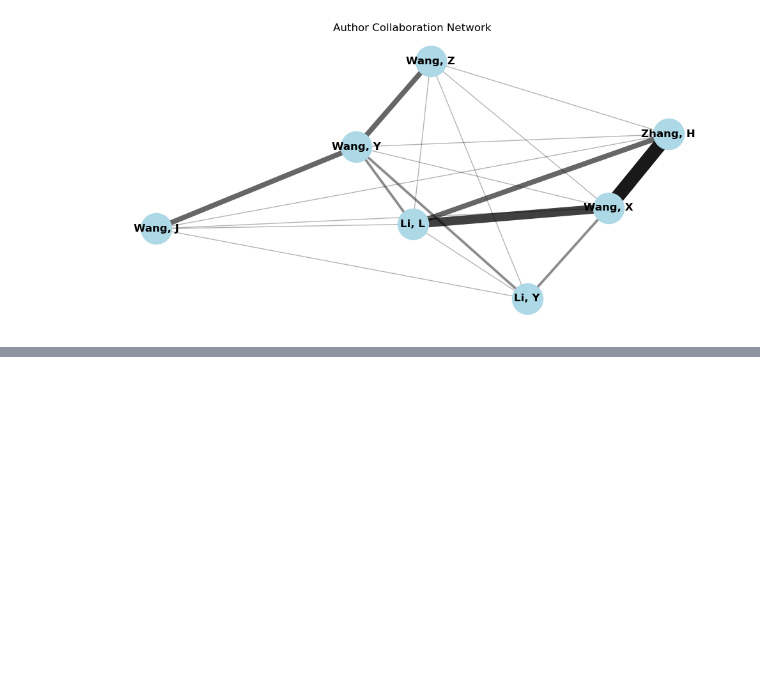
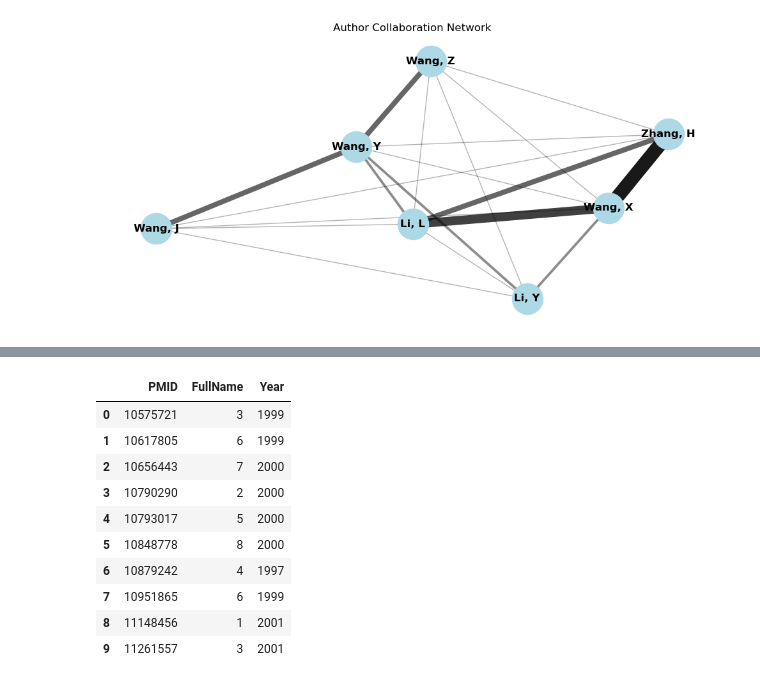
Before and after one commit to LillWawrence/consulting_skills_exam, a Jupyter notebook: will.ipynb, the cells around one changed output, grey strips where cells are left out. Saved outputs shown, nothing was run; the diff lists cells and outputs as text; code cells hidden in the pictures; blank space fills up the shorter version.

```diff
--- a/will.ipynb
+++ b/will.ipynb
@@ -487,0 +510,16 @@ plt.show()
+# %%
+# attaching year of article to author_counts_per_pmid
+author_counts_with_year = author_counts_per_pmid.reset_index().merge(articles[['PMID', 'Year']], on='PMID', how='left')
+author_counts_with_year.head(10)
+# %% [output]
+|  | PMID | FullName | Year |
+| 0 | 10575721 | 3 | 1999 |
+| 1 | 10617805 | 6 | 1999 |
+| 2 | 10656443 | 7 | 2000 |
+| 3 | 10790290 | 2 | 2000 |
+| 4 | 10793017 | 5 | 2000 |
+| 5 | 10848778 | 8 | 2000 |
+| 6 | 10879242 | 4 | 1997 |
+| 7 | 10951865 | 6 | 1999 |
+| 8 | 11148456 | 1 | 2001 |
+| 9 | 11261557 | 3 | 2001 |
```
Also changed, not shown: parts of 6 cells of this notebook.
